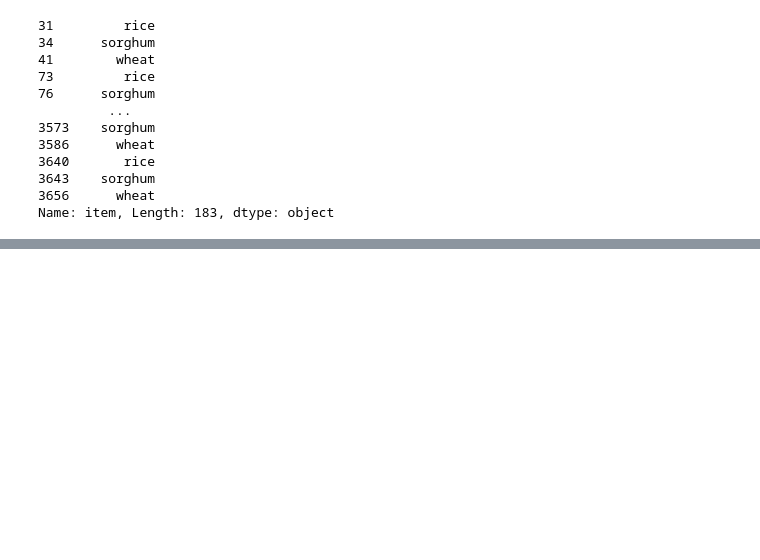
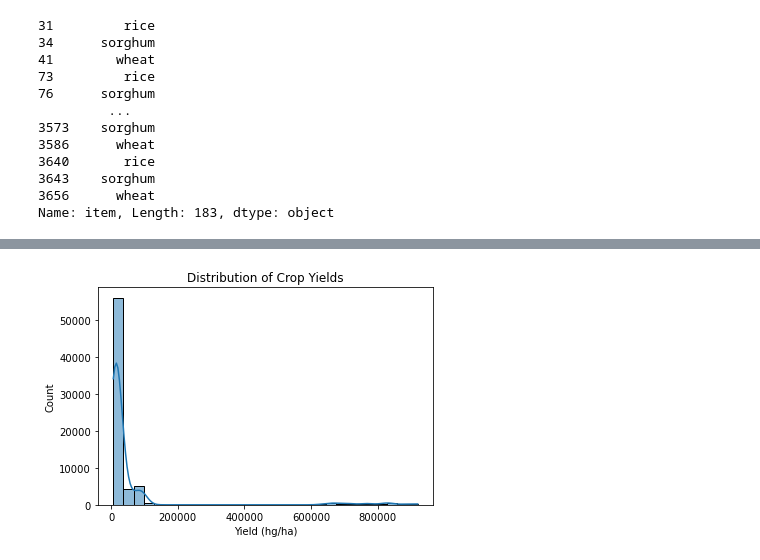
Before and after one commit to sheillamacharia/Regional_Crop_Yield_Prediction_Kenya, a Jupyter notebook: Notebooks/Margaret.ipynb, the cells around one changed output, grey strips where cells are left out. Saved outputs shown, nothing was run; the diff lists cells and outputs as text; code cells hidden in the pictures; blank space fills up the shorter version.

```diff
--- a/Notebooks/Margaret.ipynb
+++ b/Notebooks/Margaret.ipynb
@@ -400,0 +456,8 @@ Name: item, Length: 183, dtype: object
+# %%
+#checking for yield distribution
+sns.histplot(clean_df['Yield_hg_per_ha'], bins=30, kde=True)
+plt.title("Distribution of Crop Yields")
+plt.xlabel("Yield (hg/ha)")
+plt.show()
+# %% [output]
+[figure, added]
```
Also changed, not shown: parts of 18 cells of this notebook.
